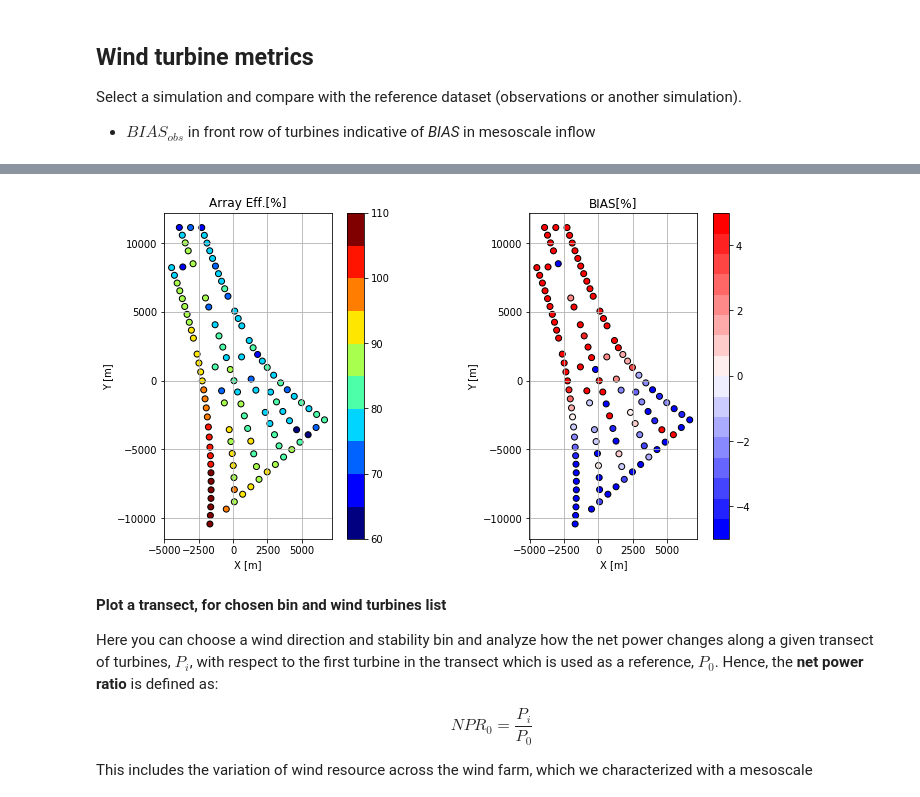
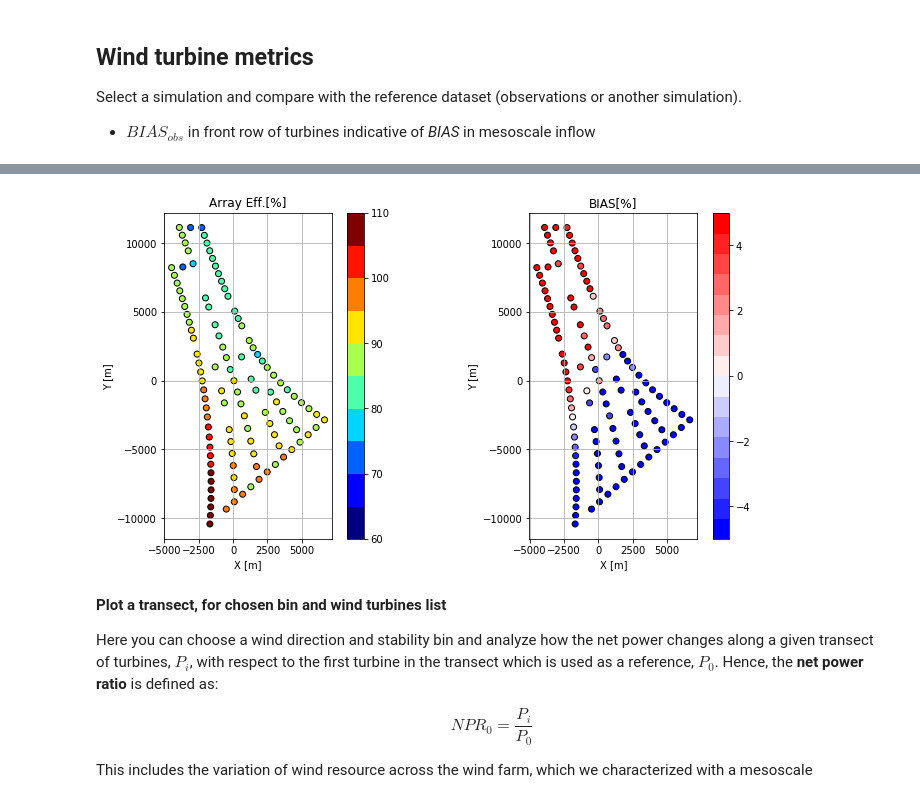
Before and after one commit to CENER-EPR/OWAbench, a Jupyter notebook: Anholt/Anholt_ArrayEfficiency.ipynb, the cells around one changed output, grey strips where cells are left out. Cells and saved outputs as stored; diff of their text form; code cells hidden in the pictures.

```diff
--- a/Anholt/Anholt_ArrayEfficiency.ipynb
+++ b/Anholt/Anholt_ArrayEfficiency.ipynb
@@ -471,15 +468,15 @@ sims
 | 17 | anh09a | 0 | Anonymous | WindPro | PARK2 | ba | ctrl,ref | Stability based | PARK2_ba_ref |
 | 18 | ensemble | 0 |  |  |  | ba |  |  | ensemble |
 # %%
-sim = 'anh00b' # select simulation to plot
+sim = 'anh00a' # select simulation to plot
 WDbin = 'W' # select wind direction sector
 zLbin = 'n'   # select stability
 
 data = [sim_eta_wt.loc[sim,:,WDbin,zLbin].to_pandas(),
         bias_wt.loc[sim,:,WDbin,zLbin].to_pandas()]
 plot_wf_layout(turbines['X coordinate']-x_ref, turbines['Y coordinate']-y_ref,data = data,vmin = [60,-5],vmax = [110,5])
 # %% [output]
-[figure, old version]
+[figure, new version]
 # %% [markdown]
 **Plot a transect, for chosen bin and wind turbines list**
 
```
Also changed, not shown: parts of 9 cells of this notebook, 1 other file.
